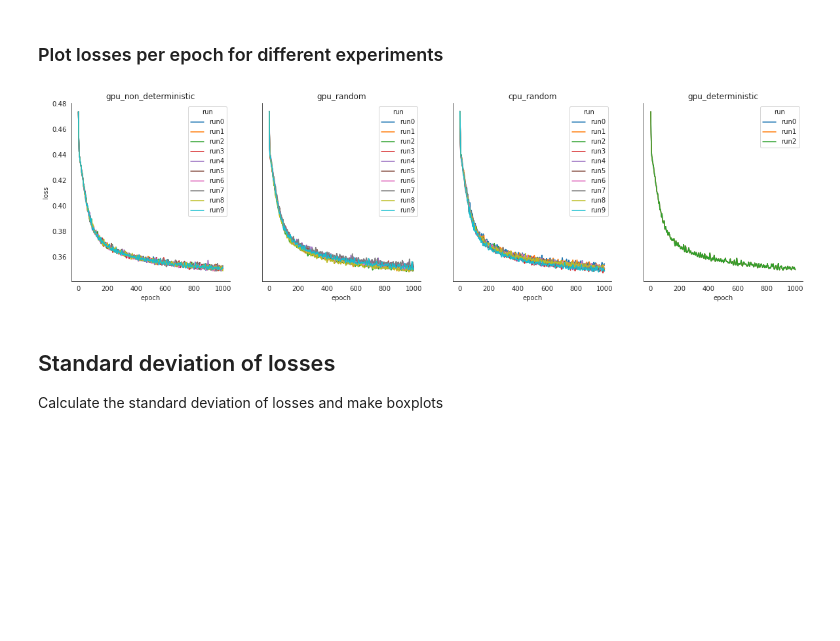
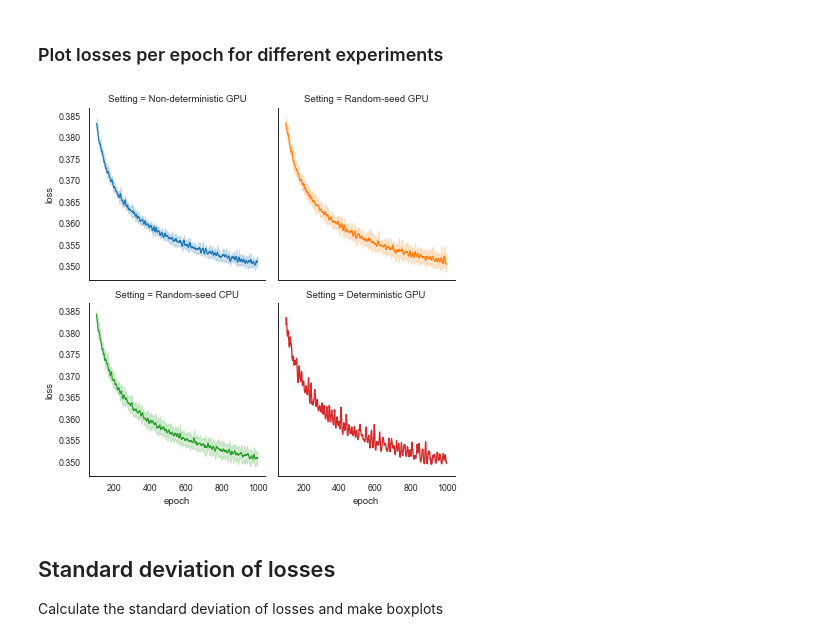
Before and after one commit to mlf-core/sc-autoencoder, a Jupyter notebook: sc_autoencoder/visualization/output_visualization.ipynb, the cells around one changed output. Cells and saved outputs as stored; diff of their text form; code cells hidden in the pictures; blank space fills up the shorter version.

```diff
--- a/sc_autoencoder/visualization/output_visualization.ipynb
+++ b/sc_autoencoder/visualization/output_visualization.ipynb
@@ -37,15 +45,15 @@ for k in keys:
 # %% [markdown]
 ### Plot losses per epoch for different experiments
-# %%
-fig, axes = plt.subplots(1, 4, figsize=(20, 5), sharey=True)
-for i, key in enumerate(dfs.keys()):
-    sns.lineplot(ax=axes[i], x='epoch', y='loss', hue='run', data=dfs[key])
-    axes[i].set_title(key)
-    sns.despine()
-plt.savefig("plots/loss_per_epoch.png")
-plt.show()
-# %% [output]
-[figure, removed]
+# %%
+sns.set_style("white")
+sns.set_context("paper")
+df = df.loc[df['epoch'] >= 100]
+g = sns.FacetGrid(df, col='Setting', col_wrap=2, hue="Setting")
+g.map(sns.lineplot, "epoch", "loss", ci="sd")
+plt.tight_layout()
+plt.savefig("plots/loss_per_epoch.png")
+# %% [output]
+[figure, added]
 # %% [markdown]
 ## Standard deviation of losses
 Calculate the standard deviation of losses and make boxplots
```
Also changed, not shown: parts of 9 cells of this notebook, 1 other file.
